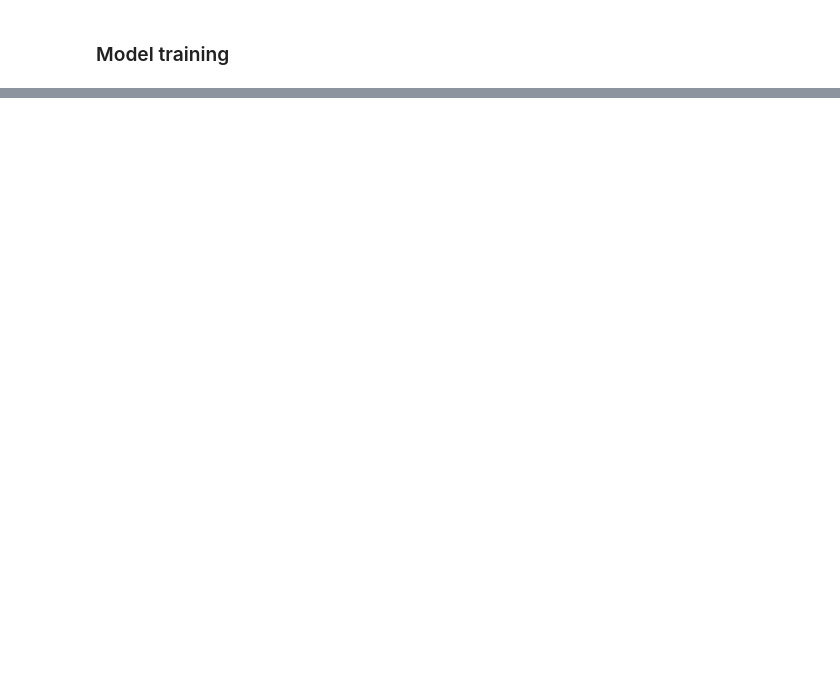
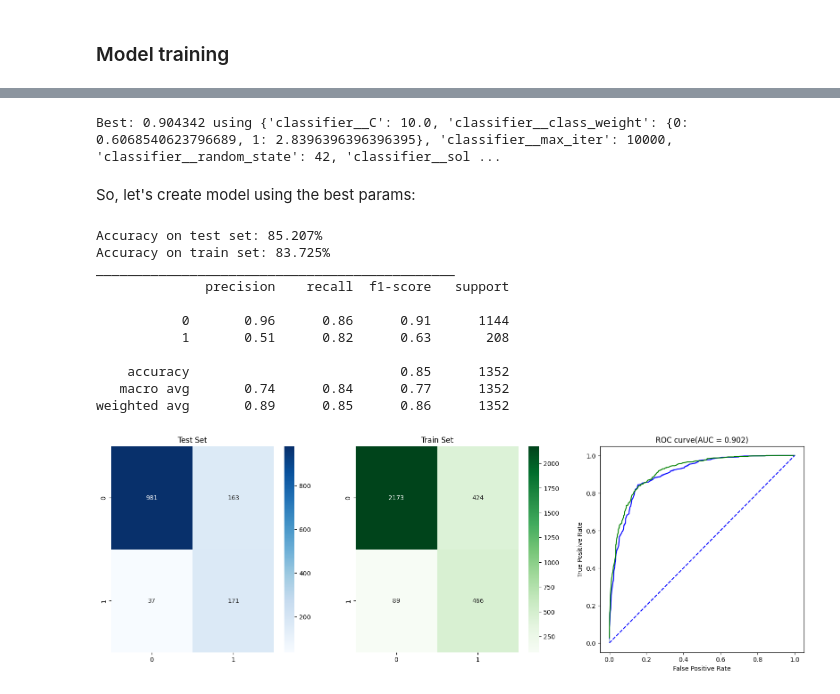
Before and after one commit to maria-snarava/portfolio-ml, a Jupyter notebook: CustomerChurnPrediction.ipynb, the cells around one changed output, grey strips where cells are left out. Cells and saved outputs as stored; diff of their text form; code cells hidden in the pictures; blank space fills up the shorter version.

```diff
--- a/CustomerChurnPrediction.ipynb
+++ b/CustomerChurnPrediction.ipynb
@@ -500 +441,54 @@ plt.show()
+# %%
+from sklearn.model_selection import GridSearchCV
+from sklearn.model_selection import RepeatedStratifiedKFold
+
+solvers = ['newton-cg', 'lbfgs', 'liblinear']
+c_values = np.logspace(-2,2,5)
+
+# define grid search
+grid = dict(
+    classifier__solver=solvers,
+    classifier__C=c_values,
+    classifier__class_weight=[class_weight],
+    classifier__max_iter=[10_000],
+    classifier__random_state=[RANDOM_STATE]
+    )
+cv = RepeatedStratifiedKFold(n_splits=10, n_repeats=3, random_state=RANDOM_STATE)
+grid_search = GridSearchCV(estimator=pipeline_2, param_grid=grid, cv=cv, scoring='roc_auc')
+grid_result = grid_search.fit(X_train_2, y_train)
+# summarize results
+print("Best: %f using %s" % (grid_result.best_score_, grid_result.best_params_))
+# %% [output]
+Best: 0.904342 using {'classifier__C': 10.0, 'classifier__class_weight': {0: 0.6068540623796689, 1: 2.8396396396396395}, 'classifier__max_iter': 10000, 'classifier__random_state': 42, 'classifier__sol ...
+# %% [markdown]
+So, let's create model using the best params:
+# %%
+lg_model_2 = LogisticRegression(
+    max_iter=10_000, random_state=RANDOM_STATE,
+    C=grid_result.best_params_["classifier__C"],
+    solver=grid_result.best_params_["classifier__solver"],
+    class_weight=class_weight
+    )
+
+pipeline_3 = prepare_pipeline(X_train_2, lg_model_2)
+
+pipeline_3.fit(X_train_2,y_train)
+
+results = model_evaluation(pipeline_3, X_cv_2, y_cv, X_train_2, y_train)
+results['Model'] = 'Logistic Regression Hyperparameter Tuning'
+
+collect_results = pd.concat([collect_results, pd.DataFrame(results, index=[2])])
+# %% [output]
+Accuracy on test set: 85.207%
+Accuracy on train set: 83.725%
+______________________________________________
+              precision    recall  f1-score   support
+
+           0       0.96      0.86      0.91      1144
+           1       0.51      0.82      0.63       208
+
+    accuracy                           0.85      1352
+   macro avg       0.74      0.84      0.77      1352
+weighted avg       0.89      0.85      0.86      1352
+[figure, added]
 # %% [markdown]
```
Also changed, not shown: parts of 89 cells of this notebook.
